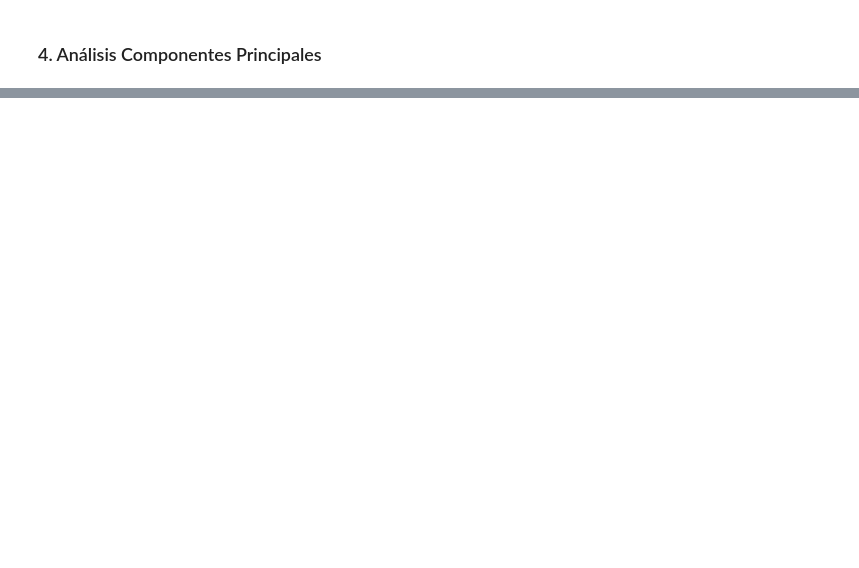
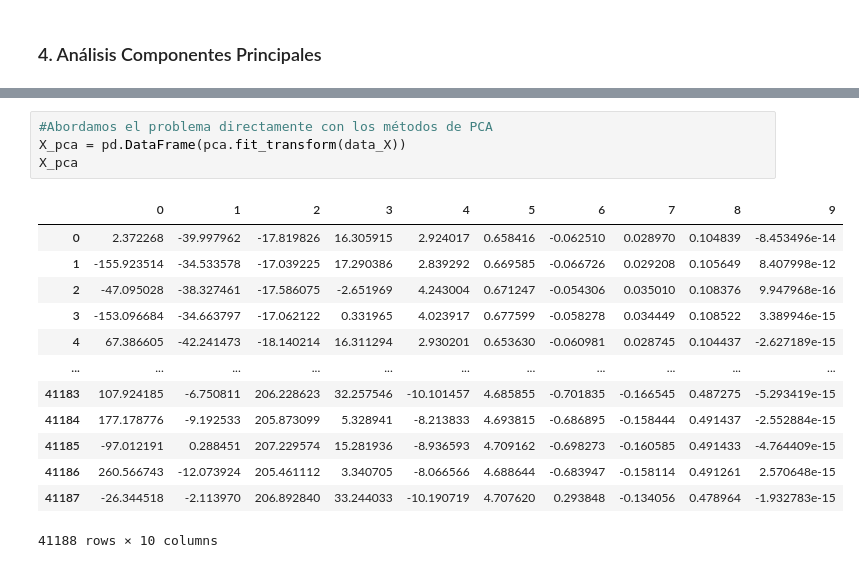
Before and after one commit to Javimh18/AnalisisFund, a Jupyter notebook: P1-2/reduccion_dimensionalidad.ipynb, the cells around one changed output, grey strips where cells are left out. Drawn from its saved outputs; the diff is of its cells as text; blank space fills up the shorter version.

```diff
--- a/P1-2/reduccion_dimensionalidad.ipynb
+++ b/P1-2/reduccion_dimensionalidad.ipynb
@@ -588,0 +686,18 @@ Estudiar los siguientes casos de reducción de dimensionalidad:
+# %%
+#Abordamos el problema directamente con los métodos de PCA
+X_pca = pd.DataFrame(pca.fit_transform(data_X))
+X_pca
+# %% [output]
+|  | 0 | 1 | 2 | 3 | 4 | 5 | 6 | 7 | 8 | 9 |
+| 0 | 2.372268 | -39.997962 | -17.819826 | 16.305915 | 2.924017 | 0.658416 | -0.062510 | 0.028970 | 0.104839 | -8.453496e-14 |
+| 1 | -155.923514 | -34.533578 | -17.039225 | 17.290386 | 2.839292 | 0.669585 | -0.066726 | 0.029208 | 0.105649 | 8.407998e-12 |
+| 2 | -47.095028 | -38.327461 | -17.586075 | -2.651969 | 4.243004 | 0.671247 | -0.054306 | 0.035010 | 0.108376 | 9.947968e-16 |
+| 3 | -153.096684 | -34.663797 | -17.062122 | 0.331965 | 4.023917 | 0.677599 | -0.058278 | 0.034449 | 0.108522 | 3.389946e-15 |
+| 4 | 67.386605 | -42.241473 | -18.140214 | 16.311294 | 2.930201 | 0.653630 | -0.060981 | 0.028745 | 0.104437 | -2.627189e-15 |
+| ... | ... | ... | ... | ... | ... | ... | ... | ... | ... | ... |
+| 41183 | 107.924185 | -6.750811 | 206.228623 | 32.257546 | -10.101457 | 4.685855 | -0.701835 | -0.166545 | 0.487275 | -5.293419e-15 |
+| 41184 | 177.178776 | -9.192533 | 205.873099 | 5.328941 | -8.213833 | 4.693815 | -0.686895 | -0.158444 | 0.491437 | -2.552884e-15 |
+| 41185 | -97.012191 | 0.288451 | 207.229574 | 15.281936 | -8.936593 | 4.709162 | -0.698273 | -0.160585 | 0.491433 | -4.764409e-15 |
+| 41186 | 260.566743 | -12.073924 | 205.461112 | 3.340705 | -8.066566 | 4.688644 | -0.683947 | -0.158114 | 0.491261 | 2.570648e-15 |
+| 41187 | -26.344518 | -2.113970 | 206.892840 | 33.244033 | -10.190719 | 4.707620 | 0.293848 | -0.134056 | 0.478964 | -1.932783e-15 |
+41188 rows × 10 columns
```
Also changed, not shown: parts of 20 cells of this notebook.
